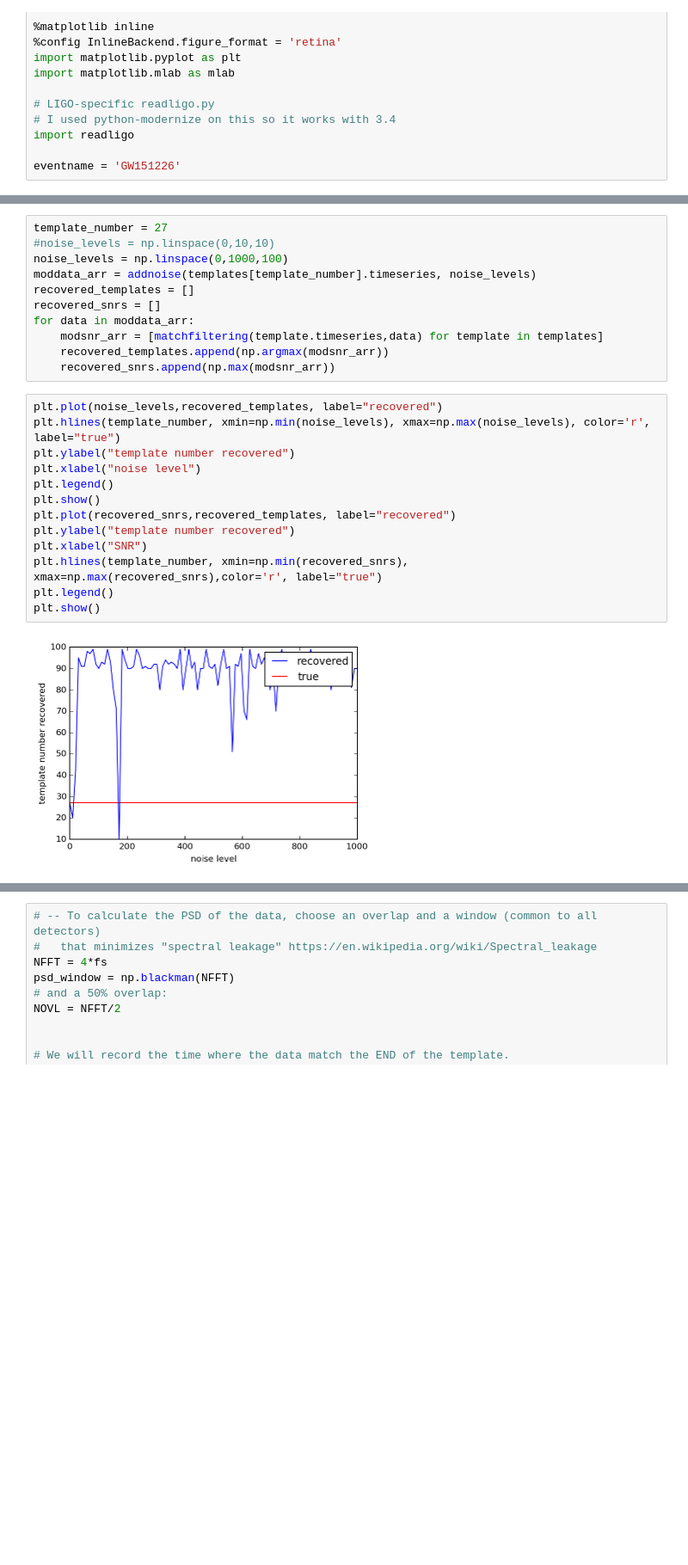
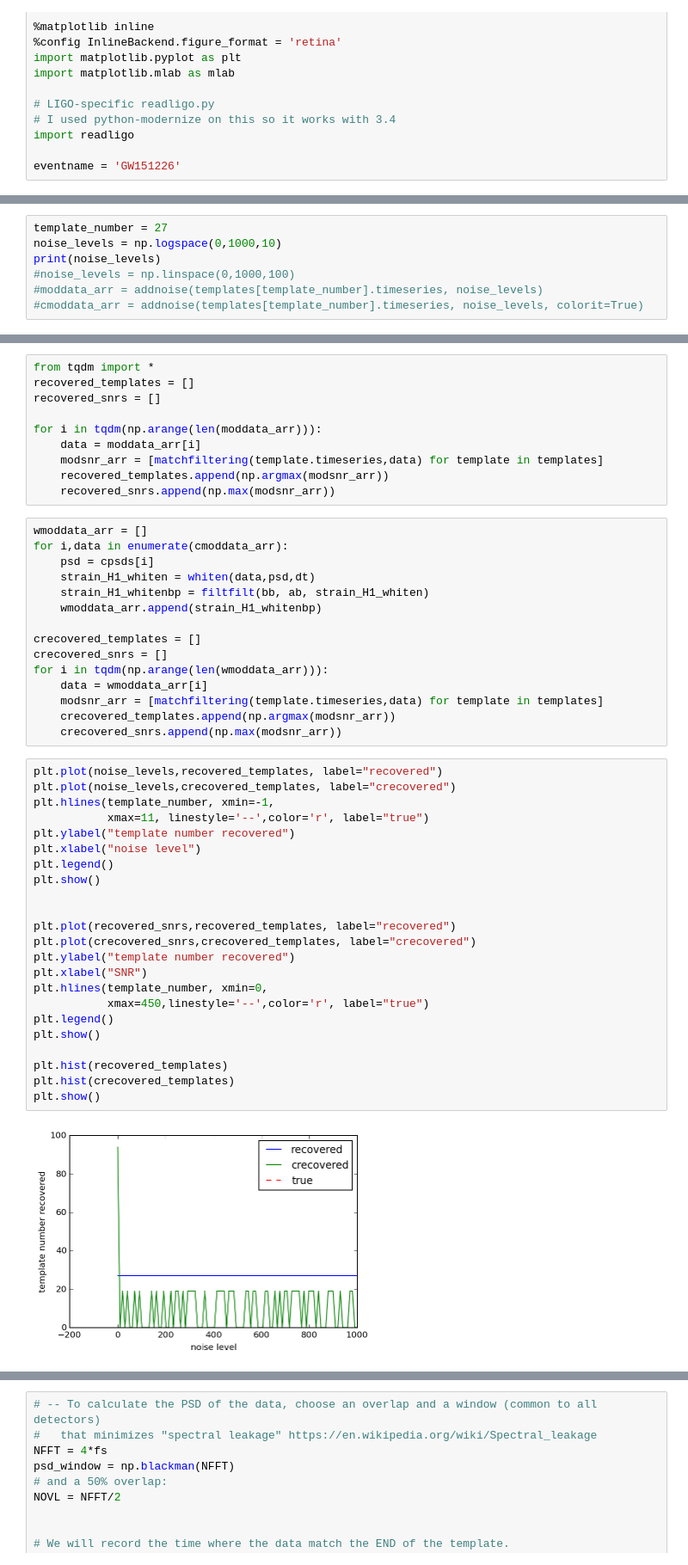
Before and after one commit to meljrose/LIGO, a Jupyter notebook: LIGO_workbook.ipynb, the cells around one changed output, grey strips where cells are left out. Shown at 86% size. Drawn from its saved outputs; the diff is of its cells as text; blank space fills up the shorter version.

```diff
--- a/LIGO_workbook.ipynb
+++ b/LIGO_workbook.ipynb
@@ -788,0 +1217,7 @@ Here I am generating faux data from a template (in template_number), match filte
+# %%
+template_number = 27
+noise_levels = np.logspace(0,1000,10)
+print(noise_levels)
+#noise_levels = np.linspace(0,1000,100)
+#moddata_arr = addnoise(templates[template_number].timeseries, noise_levels)
+#cmoddata_arr = addnoise(templates[template_number].timeseries, noise_levels, colorit=True)
@@ -789,26 +1265,50 @@ Here I am generating faux data from a template (in template_number), match filte
 # %%
-template_number = 27
-#noise_levels = np.linspace(0,10,10)
-noise_levels = np.linspace(0,1000,100)
-moddata_arr = addnoise(templates[template_number].timeseries, noise_levels)
+from tqdm import *
 recovered_templates = []
 recovered_snrs = []
-for data in moddata_arr:
+
+for i in tqdm(np.arange(len(moddata_arr))):
+    data = moddata_arr[i]
     modsnr_arr = [matchfiltering(template.timeseries,data) for template in templates]
     recovered_templates.append(np.argmax(modsnr_arr))
     recovered_snrs.append(np.max(modsnr_arr))
+# %%
+wmoddata_arr = []
+for i,data in enumerate(cmoddata_arr):
+    psd = cpsds[i]
+    strain_H1_whiten = whiten(data,psd,dt)
+    strain_H1_whitenbp = filtfilt(bb, ab, strain_H1_whiten)
+    wmoddata_arr.append(strain_H1_whitenbp)
+
+crecovered_templates = []
+crecovered_snrs = []
+for i in tqdm(np.arange(len(wmoddata_arr))):
+    data = wmoddata_arr[i]
+    modsnr_arr = [matchfiltering(template.timeseries,data) for template in templates]
+    crecovered_templates.append(np.argmax(modsnr_arr))
+    crecovered_snrs.append(np.max(modsnr_arr))
 # %%
 plt.plot(noise_levels,recovered_templates, label="recovered")
-plt.hlines(template_number, xmin=np.min(noise_levels), xmax=np.max(noise_levels), color='r', label="true")
+plt.plot(noise_levels,crecovered_templates, label="crecovered")
+plt.hlines(template_number, xmin=-1,
+           xmax=11, linestyle='--',color='r', label="true")
 plt.ylabel("template number recovered")
 plt.xlabel("noise level")
 plt.legend()
 plt.show()
+
+
 plt.plot(recovered_snrs,recovered_templates, label="recovered")
+plt.plot(crecovered_snrs,crecovered_templates, label="crecovered")
 plt.ylabel("template number recovered")
 plt.xlabel("SNR")
-plt.hlines(template_number, xmin=np.min(recovered_snrs), xmax=np.max(recovered_snrs),color='r', label="true")
+plt.hlines(template_number, xmin=0,
+           xmax=450,linestyle='--',color='r', label="true")
 plt.legend()
 plt.show()
+
+plt.hist(recovered_templates)
+plt.hist(crecovered_templates)
+plt.show()
 # %% [output]
-[figure, old version]
+[figure, new version]
```
Also changed, not shown: parts of 41 cells of this notebook.
